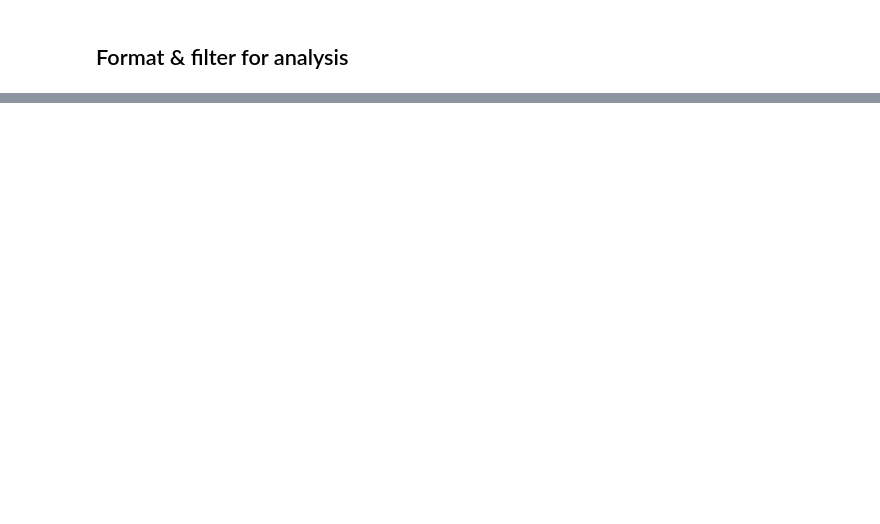
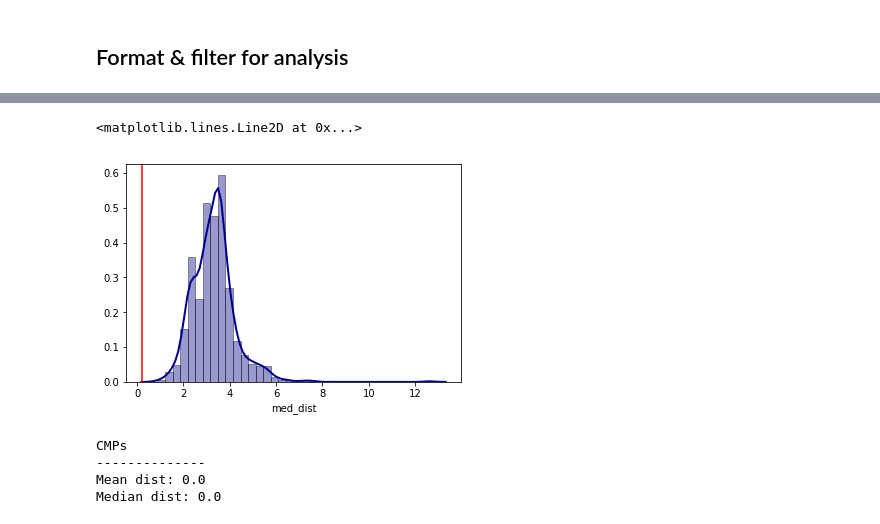
Before and after one commit to galbraic/spatial-assocr, a Jupyter notebook: notebooks/visits.ipynb, the cells around one changed output, grey strips where cells are left out. Drawn from its saved outputs; the diff is of its cells as text; code cells hidden in the pictures; blank space fills up the shorter version.

```diff
--- a/notebooks/visits.ipynb
+++ b/notebooks/visits.ipynb
@@ -313,0 +457,25 @@ Sum of weights: 1.0
+# %%
+# median dist to kth nn
+sns.distplot(
+    scores['med_dist'],
+    hist=True,
+    kde=True,
+    bins=int(180/5),
+    color = 'darkblue',
+    hist_kws={'edgecolor':'black'},
+    kde_kws={'linewidth': 2}
+)
+plt.axvline(np.median(obs_dist), 0, 1, color='red')
+# %% [output]
+<matplotlib.lines.Line2D at 0x...>
+[figure, added]
+# %%
+print("CMPs")
+print("--------------")
+print("Mean dist:", sum(scores.mean_dist < np.mean(obs_dist)) / n_sim )
+print("Median dist:", sum(scores.med_dist < np.median(obs_dist)) / n_sim )
+# %% [output]
+CMPs
+--------------
+Mean dist: 0.0
+Median dist: 0.0
```
Also changed, not shown: parts of 32 cells of this notebook, 1 other file.
